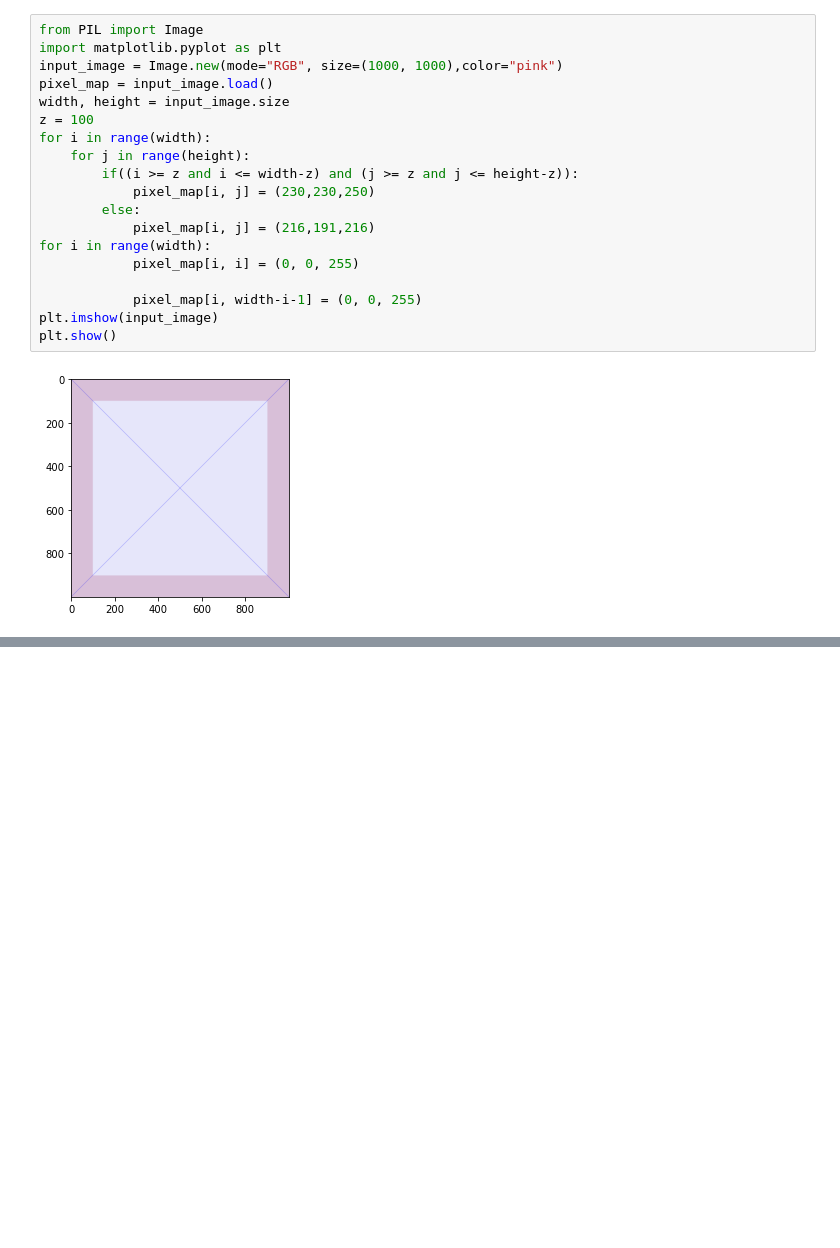
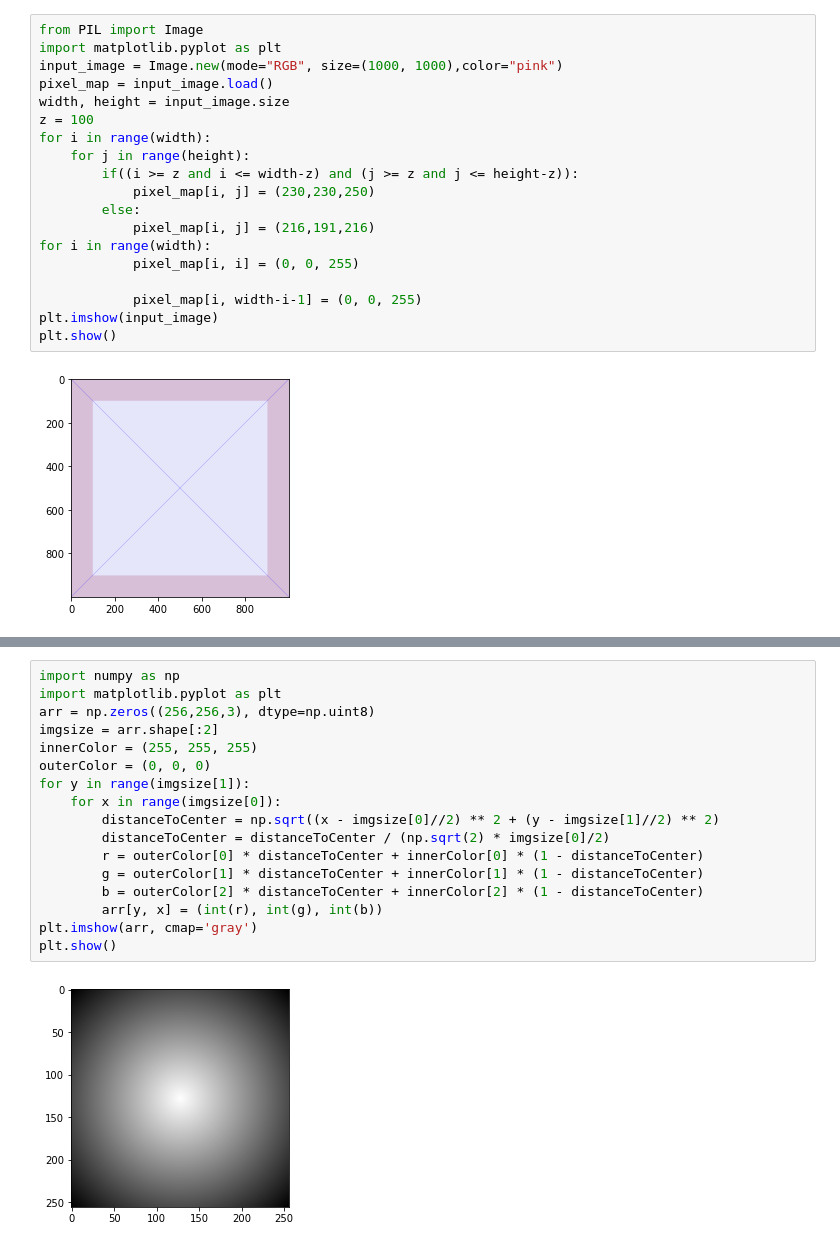
Before and after one commit to vais547/image-processing, a Jupyter notebook: assignment.ipynb, the cells around one changed output, grey strips where cells are left out. Cells and saved outputs as stored; diff of their text form; blank space fills up the shorter version.

```diff
--- a/assignment.ipynb
+++ b/assignment.ipynb
@@ -144,0 +181,19 @@ plt.show()
+# %%
+import numpy as np
+import matplotlib.pyplot as plt
+arr = np.zeros((256,256,3), dtype=np.uint8)
+imgsize = arr.shape[:2]
+innerColor = (255, 255, 255)
+outerColor = (0, 0, 0)
+for y in range(imgsize[1]):
+    for x in range(imgsize[0]):
+        distanceToCenter = np.sqrt((x - imgsize[0]//2) ** 2 + (y - imgsize[1]//2) ** 2)
+        distanceToCenter = distanceToCenter / (np.sqrt(2) * imgsize[0]/2)
+        r = outerColor[0] * distanceToCenter + innerColor[0] * (1 - distanceToCenter)
+        g = outerColor[1] * distanceToCenter + innerColor[1] * (1 - distanceToCenter)
+        b = outerColor[2] * distanceToCenter + innerColor[2] * (1 - distanceToCenter)
+        arr[y, x] = (int(r), int(g), int(b))
+plt.imshow(arr, cmap='gray')
+plt.show()
+# %% [output]
+[figure, added]
```
Also changed, not shown: parts of 7 cells of this notebook.
